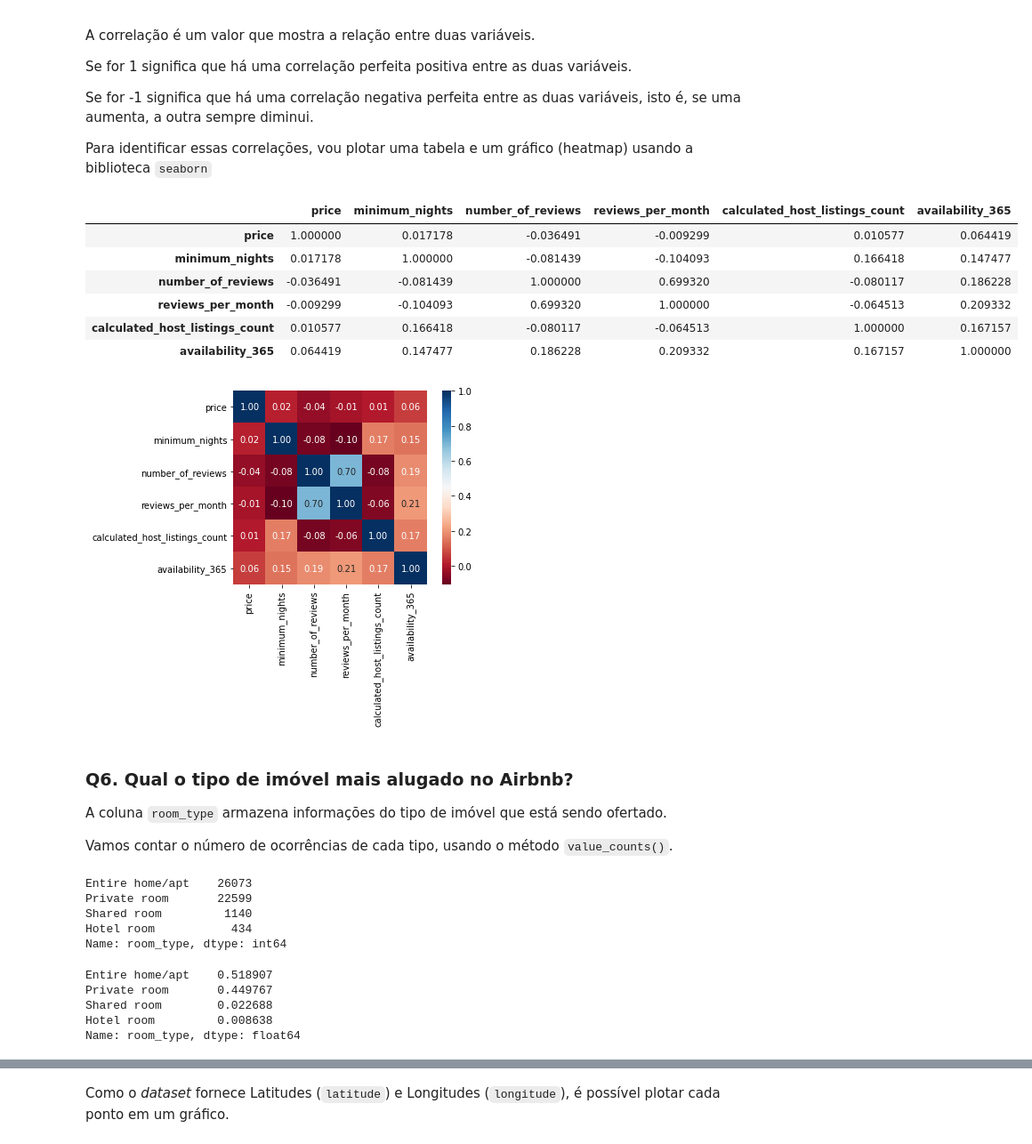
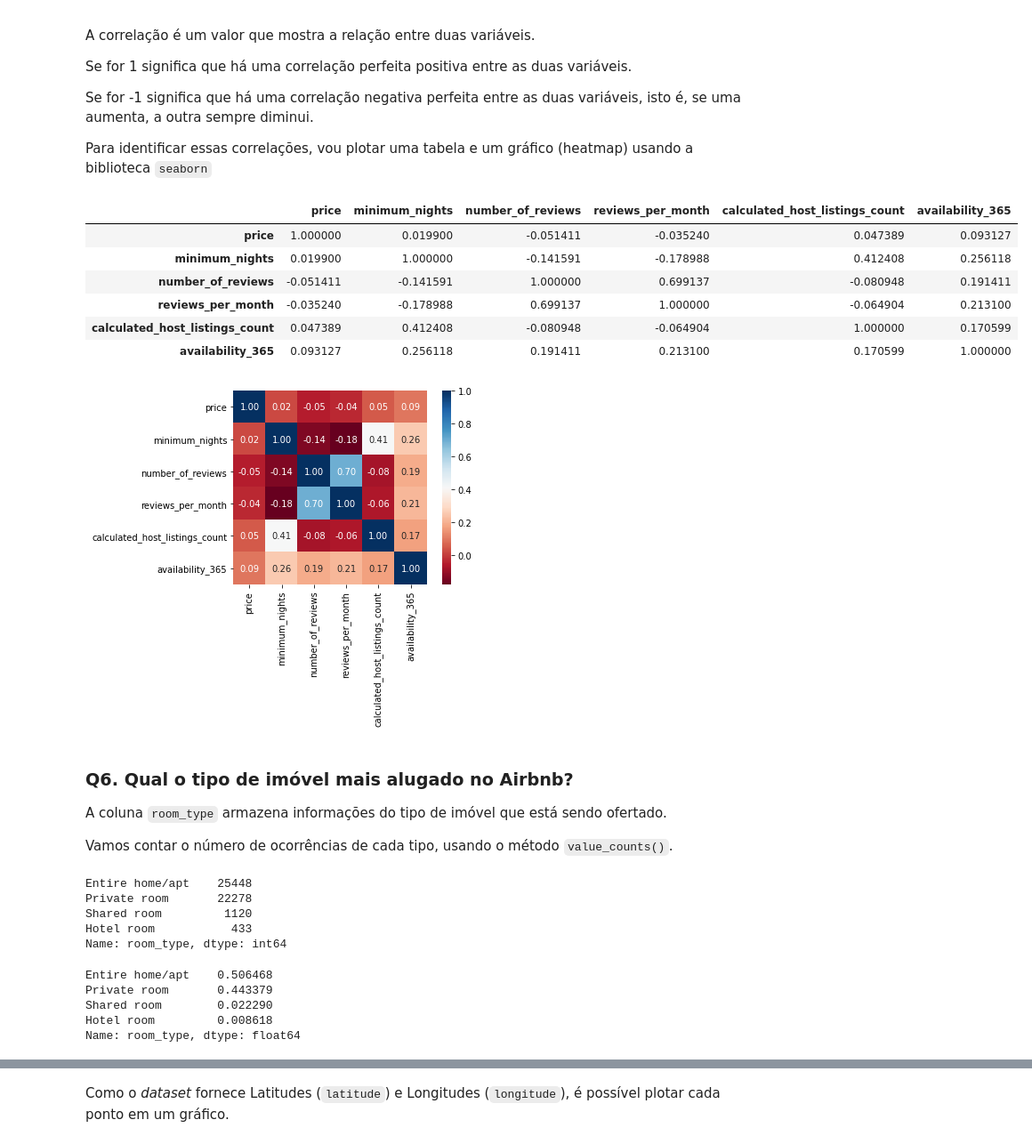
Before and after one commit to RafaelVendiciano/Portfolio, a Jupyter notebook: Analisando_os_Dados_do_Airbnb_(Nova_Iorque).ipynb, the cells around one changed output, grey strips where cells are left out. Shown at 89% size. Cells and saved outputs as stored; diff of their text form; code cells hidden in the pictures.

```diff
--- a/Analisando_os_Dados_do_Airbnb_(Nova_Iorque).ipynb
+++ b/Analisando_os_Dados_do_Airbnb_(Nova_Iorque).ipynb
@@ -147,0 +201,8 @@ A média dos preços de aluguel é de aproximadamente $163 por dia
+# %%
+# remover os *outliers* em um novo DataFrame
+df_clean = df.copy()
+df_clean.drop(df_clean[df_clean.price > 1500].index, axis=0, inplace=True)
+df_clean.drop(df_clean[df_clean.minimum_nights > 30].index, axis=0, inplace=True)
+
+# plotar o histograma para as variáveis numéricas
+df_clean.hist(bins=15, figsize=(15,10));
@@ -156,23 +219,23 @@ Se for -1 significa que há uma correlação negativa perfeita entre as duas var
 Para identificar essas correlações, vou plotar uma tabela e um gráfico (heatmap) usando a biblioteca `seaborn`
 # %%
 # criar uma matriz de correlação
-corr = df[['price', 'minimum_nights', 'number_of_reviews', 'reviews_per_month',
+corr = df_clean[['price', 'minimum_nights', 'number_of_reviews', 'reviews_per_month',
     'calculated_host_listings_count', 'availability_365']].corr()
 # mostrar a matriz de correlação
 display(corr)
 # %% [output]
 |  | price | minimum_nights | number_of_reviews | reviews_per_month | calculated_host_listings_count | availability_365 |
-| price | 1.000000 | 0.017178 | -0.036491 | -0.009299 | 0.010577 | 0.064419 |
-| minimum_nights | 0.017178 | 1.000000 | -0.081439 | -0.104093 | 0.166418 | 0.147477 |
-| number_of_reviews | -0.036491 | -0.081439 | 1.000000 | 0.699320 | -0.080117 | 0.186228 |
-| reviews_per_month | -0.009299 | -0.104093 | 0.699320 | 1.000000 | -0.064513 | 0.209332 |
-| calculated_host_listings_count | 0.010577 | 0.166418 | -0.080117 | -0.064513 | 1.000000 | 0.167157 |
-| availability_365 | 0.064419 | 0.147477 | 0.186228 | 0.209332 | 0.167157 | 1.000000 |
+| price | 1.000000 | 0.019900 | -0.051411 | -0.035240 | 0.047389 | 0.093127 |
+| minimum_nights | 0.019900 | 1.000000 | -0.141591 | -0.178988 | 0.412408 | 0.256118 |
+| number_of_reviews | -0.051411 | -0.141591 | 1.000000 | 0.699137 | -0.080948 | 0.191411 |
+| reviews_per_month | -0.035240 | -0.178988 | 0.699137 | 1.000000 | -0.064904 | 0.213100 |
+| calculated_host_listings_count | 0.047389 | 0.412408 | -0.080948 | -0.064904 | 1.000000 | 0.170599 |
+| availability_365 | 0.093127 | 0.256118 | 0.191411 | 0.213100 | 0.170599 | 1.000000 |
 # %%
 # plotar um heatmap a partir das correlações
 sns.heatmap(corr, cmap='RdBu', fmt='.2f', square=True, linecolor='white', annot=True);
 # %% [output]
-[figure, old version]
+[figure, new version]
 # %% [markdown]
 ### **Q6. Qual o tipo de imóvel mais alugado no Airbnb?**
 A coluna `room_type` armazena informações do tipo de imóvel que está sendo ofertado.
@@ -180,20 +243,20 @@ A coluna `room_type` armazena informações do tipo de imóvel que está sendo o
 Vamos contar o número de ocorrências de cada tipo, usando o método `value_counts()`.
 # %%
 # mostrar a quantidade de cada tipo de imóvel disponível
-df.room_type.value_counts()
+df_clean.room_type.value_counts()
 # %% [output]
-Entire home/apt    26073
-Private room       22599
-Shared room         1140
-Hotel room           434
+Entire home/apt    25448
+Private room       22278
+Shared room         1120
+Hotel room           433
 Name: room_type, dtype: int64
 # %%
 # mostrar a porcentagem de cada tipo de imóvel disponível
-df.room_type.value_counts() / df.shape[0]
+df_clean.room_type.value_counts() / df.shape[0]
 # %% [output]
-Entire home/apt    0.518907
-Private room       0.449767
-Shared room        0.022688
-Hotel room         0.008638
+Entire home/apt    0.506468
+Private room       0.443379
+Shared room        0.022290
+Hotel room         0.008618
 Name: room_type, dtype: float64
 # %% [markdown]
```
Also changed, not shown: parts of 20 cells of this notebook.
